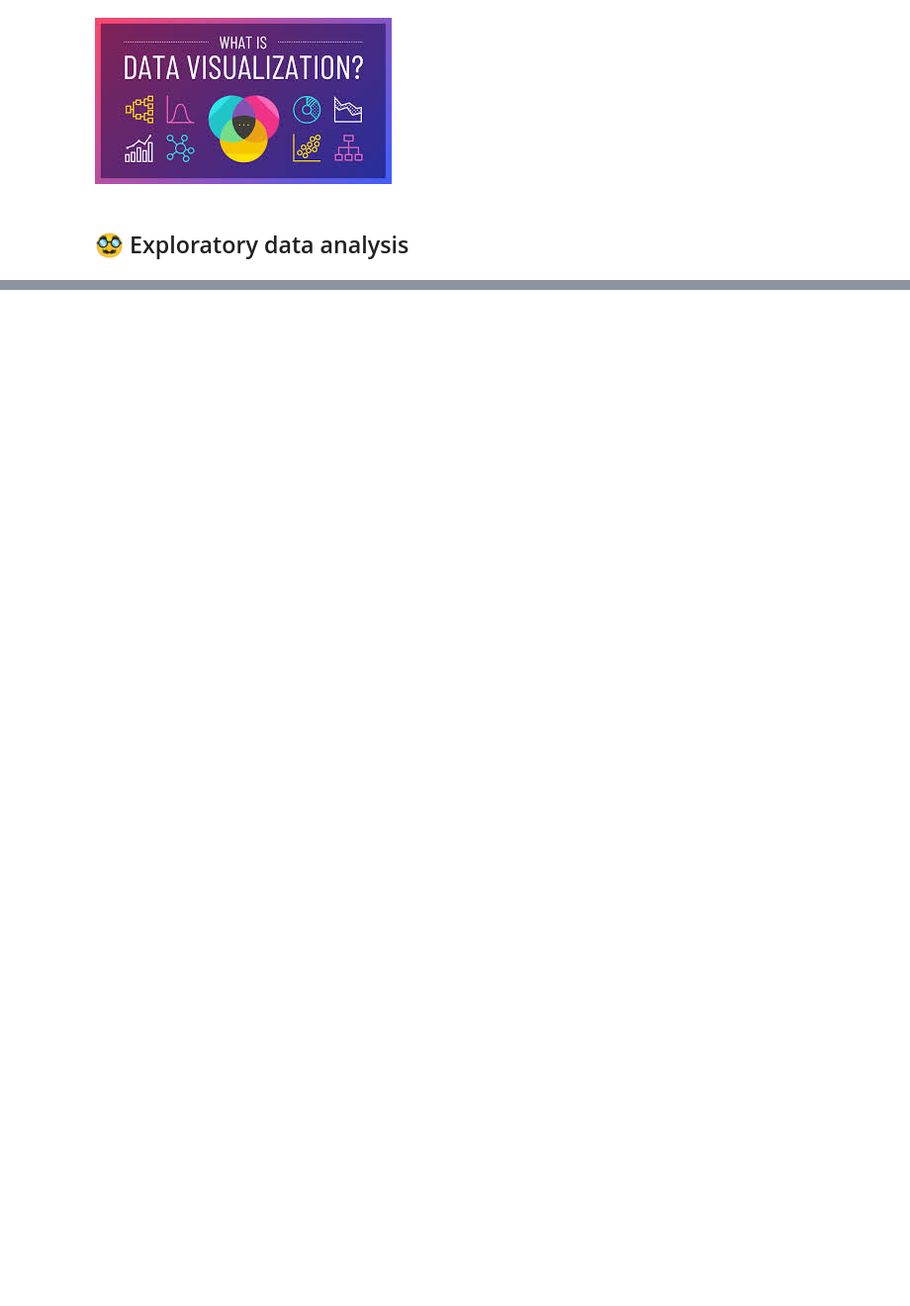
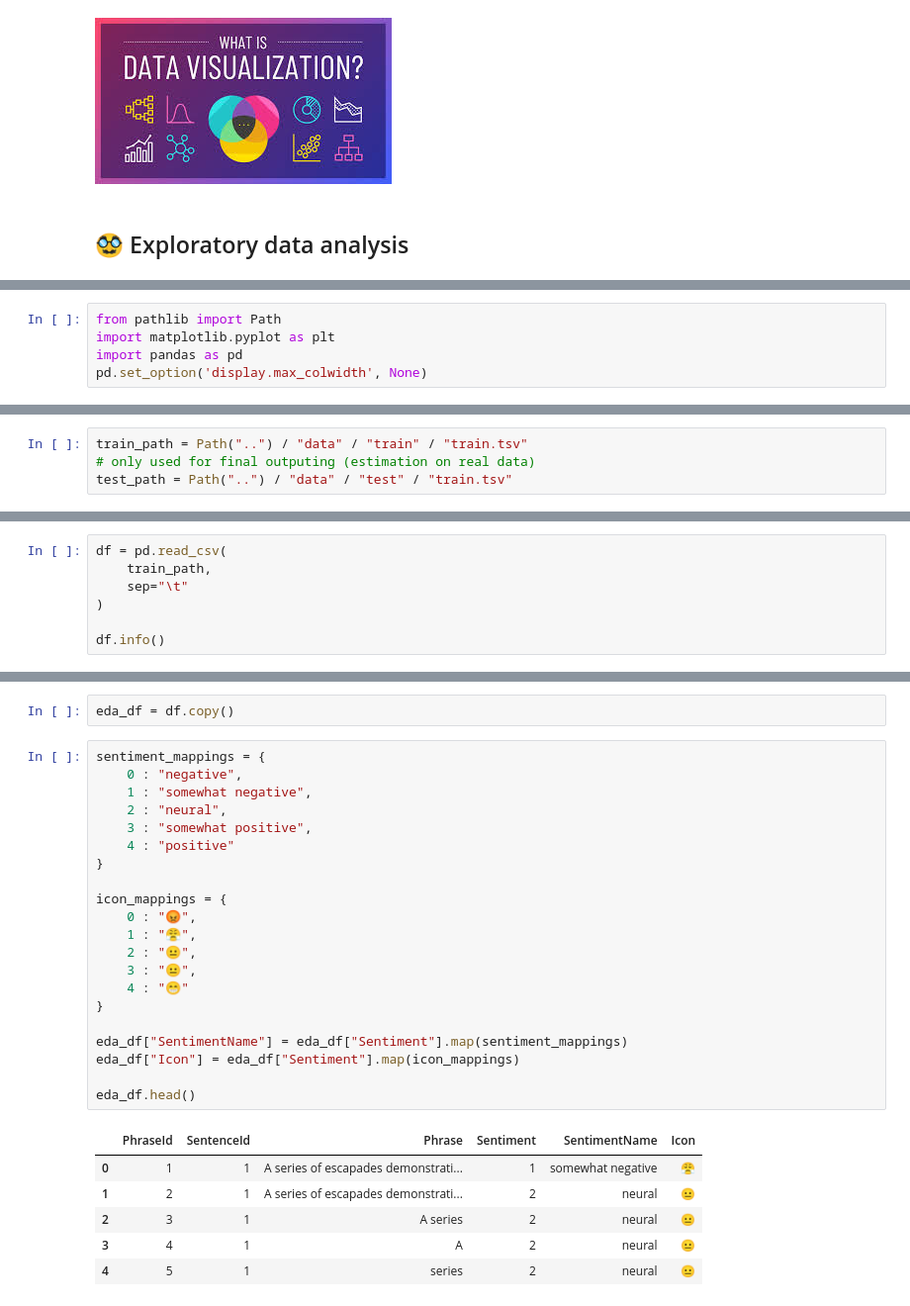
Before and after one commit to trungdung1711/sentiment-analysis-on-movie-reviews, a Jupyter notebook: notebooks/2_data_exploration.ipynb, the cells around one changed output, grey strips where cells are left out. Shown at 99% size. Saved outputs shown, nothing was run; the diff lists cells and outputs as text; blank space fills up the shorter version.

Commit message:
feat: :sparkles: add conda export file and add simple exploratory data analysis

```diff
--- a/notebooks/2_data_exploration.ipynb
+++ b/notebooks/2_data_exploration.ipynb
@@ -4,0 +7,5 @@
+# %%
+from pathlib import Path
+import matplotlib.pyplot as plt
+import pandas as pd
+pd.set_option('display.max_colwidth', None)
@@ -4,0 +14,4 @@
+# %%
+train_path = Path("..") / "data" / "train" / "train.tsv"
+# only used for final outputing (estimation on real data)
+test_path = Path("..") / "data" / "test" / "train.tsv"
@@ -4,0 +29,7 @@
+# %%
+df = pd.read_csv(
+    train_path,
+    sep="\t"
+)
+
+df.info()
@@ -4,0 +48,30 @@
+# %%
+eda_df = df.copy()
+# %%
+sentiment_mappings = {
+    0 : "negative",
+    1 : "somewhat negative",
+    2 : "neural",
+    3 : "somewhat positive",
+    4 : "positive"
+}
+
+icon_mappings = {
+    0 : "😡",
+    1 : "😤",
+    2 : "😐",
+    3 : "😐",
+    4 : "😁"
+}
+
+eda_df["SentimentName"] = eda_df["Sentiment"].map(sentiment_mappings)
+eda_df["Icon"] = eda_df["Sentiment"].map(icon_mappings)
+
+eda_df.head()
+# %% [output]
+|  | PhraseId | SentenceId | Phrase | Sentiment | SentimentName | Icon |
+| 0 | 1 | 1 | A series of escapades demonstrati... | 1 | somewhat negative | 😤 |
+| 1 | 2 | 1 | A series of escapades demonstrati... | 2 | neural | 😐 |
+| 2 | 3 | 1 | A series | 2 | neural | 😐 |
+| 3 | 4 | 1 | A | 2 | neural | 😐 |
+| 4 | 5 | 1 | series | 2 | neural | 😐 |
```
Also changed, not shown: parts of 9 cells of this notebook, 4 other files.
